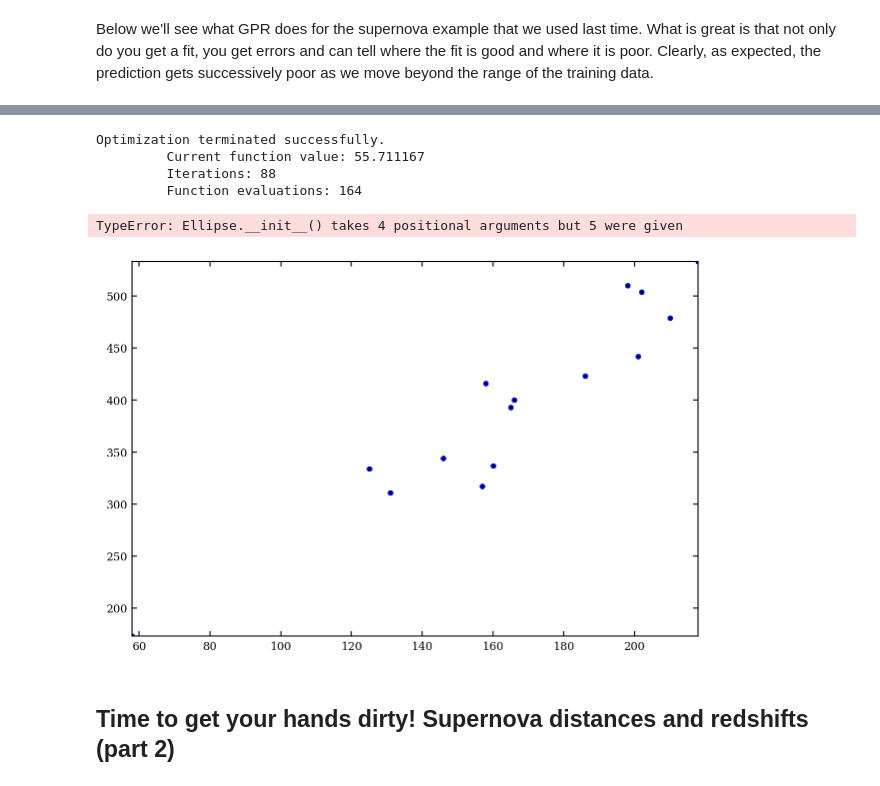
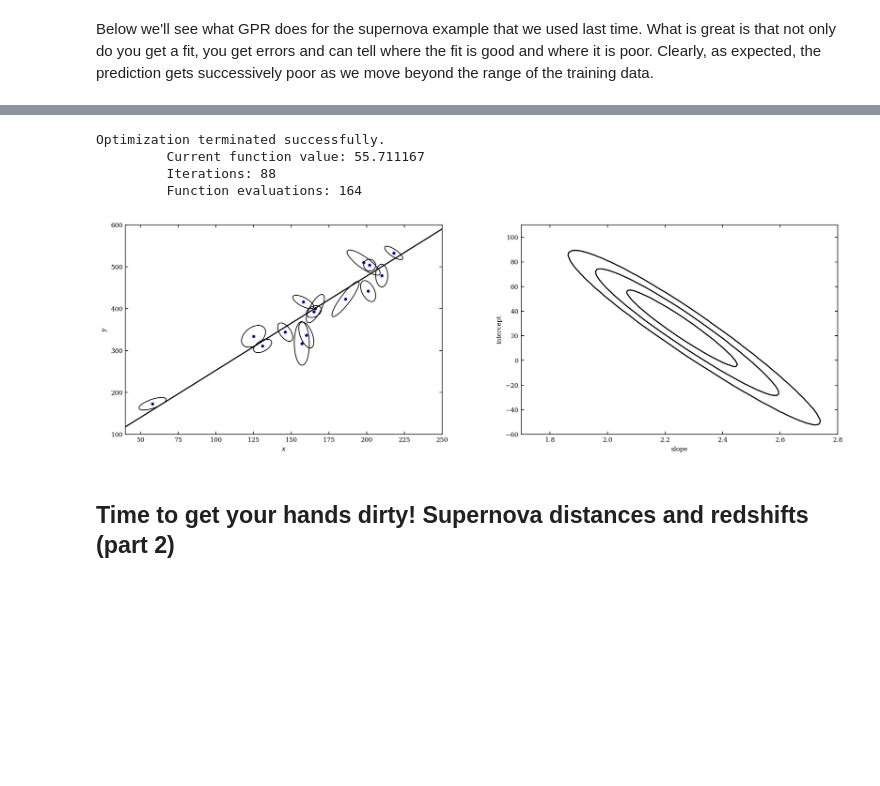
Before and after one commit to aadufour/astrostatistics_bicocca_2025, a Jupyter notebook: lectures/L18_regression.ipynb, the cells around one changed output, grey strips where cells are left out. Saved outputs shown, nothing was run; the diff lists cells and outputs as text; code cells hidden in the pictures; blank space fills up the shorter version.

```diff
--- a/lectures/L18_regression.ipynb
+++ b/lectures/L18_regression.ipynb
@@ -680,15 +680,19 @@ setup_text_plots(fontsize=8, usetex=False)
 def squared_exponential(x1, x2, h):
     return np.exp(-0.5 * (x1 - x2) ** 2 / h ** 2)
 
+
 #------------------------------------------------------------
 # draw samples from the unconstrained covariance
 np.random.seed(1)
-x = np.linspace(0, 10, 100) #This sets the number of Gaussians
-h = 1.0  #This is the Bandwidth
+x = np.linspace(0, 10, 20) #This sets the number of Gaussians
+h = 1  #This is the Bandwidth
 
 mu = np.zeros(len(x))
 C = squared_exponential(x, x[:, None], h)
-draws = np.random.multivariate_normal(mu, C, 5)
+# C = np.identity(len(x))
+draws = np.random.multivariate_normal(mu, C, 3)
+
+print(f"draws: {draws}")
 
 #------------------------------------------------------------
 # Constrain the mean and covariance with two points
@@ -980,9 +994,10 @@ def plot_ellipses(x, y, sigma_x, sigma_y,
 
     for i in range(len(x)):
         ax.add_patch(Ellipse((x[i], y[i]),
-                             factor * sigma1[i], factor * sigma2[i],
-                             alpha[i] * 180. / np.pi,
-                             fc='none', ec='k'))
+                     factor * sigma1[i], factor * sigma2[i],
+                     angle=alpha[i] * 180. / np.pi,
+                     fc='none', ec='k'))
+
 
 #------------------------------------------------------------
 # We'll use the data from table 1 of Hogg et al. 2010
@@ -1027,35 +1042,34 @@ ax.plot(x_fit, m_fit * x_fit + b_fit, '-k')
 ax.set_xlim(40, 250)
 ax.set_ylim(100, 600)
 ax.set_xlabel('$x$')
 ax.set_ylabel('$y$')
 
 #------------------------------------------------------------
 # plot the likelihood contour in m, b
 ax = fig.add_subplot(122)
 m = np.linspace(1.7, 2.8, 100)
 b = np.linspace(-60, 110, 100)
 logL = np.zeros((len(m), len(b)))
 
 for i in range(len(m)):
     for j in range(len(b)):
         logL[i, j] = TLS_logL(get_beta(m[i], b[j]), X, dX)
 
 ax.contour(m, b, convert_to_stdev(logL.T),
            levels=(0.683, 0.955, 0.997),
            colors='k')
 ax.set_xlabel('slope')
 ax.set_ylabel('intercept')
 ax.set_xlim(1.7, 2.8)
 ax.set_ylim(-60, 110)
 
 plt.show()
 # %% [output]
 Optimization terminated successfully.
          Current function value: 55.711167
          Iterations: 88
          Function evaluations: 164
-TypeError: Ellipse.__init__() takes 4 positional arguments but 5 were given
-[figure, old version]
+[figure, new version]
 # %% [markdown]
 ## Time to get your hands dirty! Supernova distances and redshifts (part 2)
 # %%
```
Also changed, not shown: parts of 6 cells of this notebook, 4 other files.
